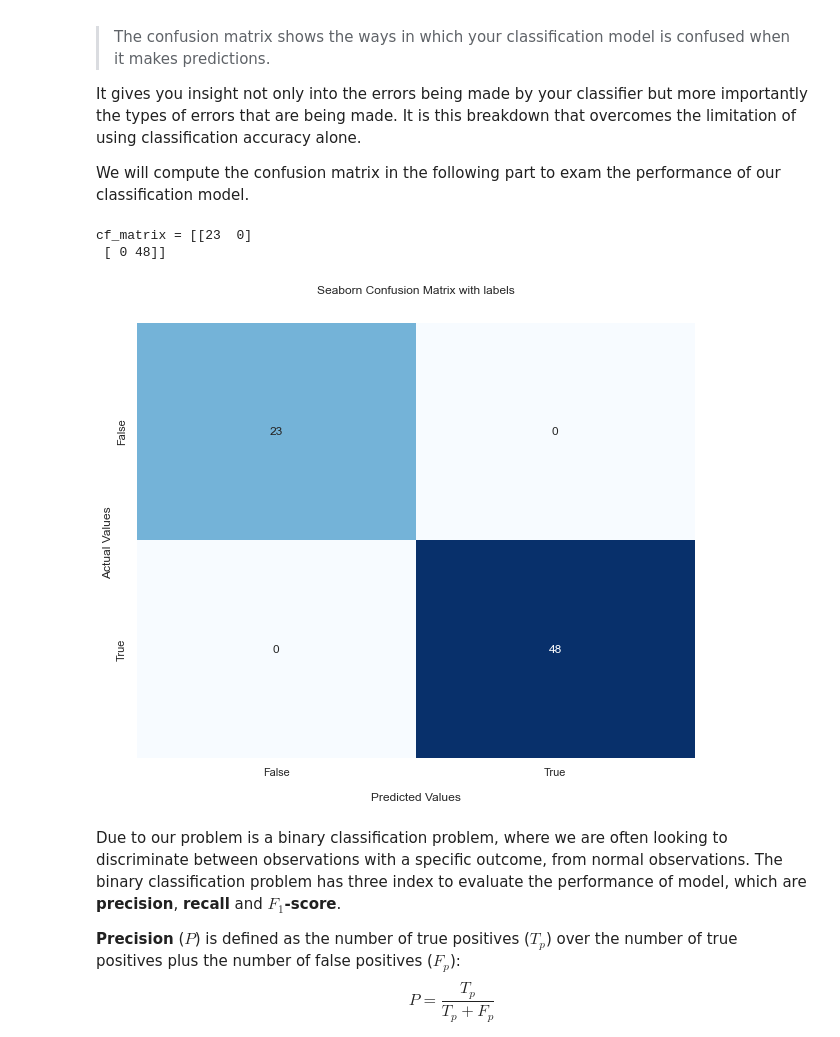
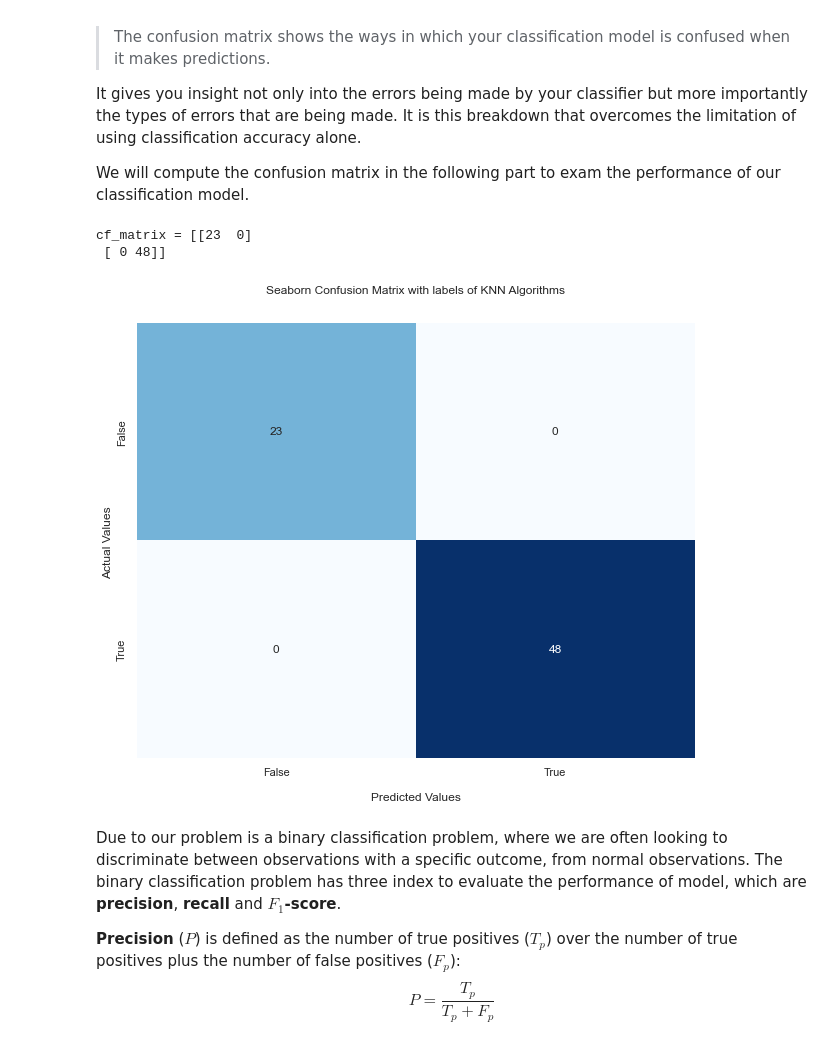
Before and after one commit to Brent-Liu/INDE577, a Jupyter notebook: Supervised Learning/KNN/KNN.ipynb, the cells around one changed output. Cells and saved outputs as stored; diff of their text form; code cells hidden in the pictures.

```diff
--- a/Supervised Learning/KNN/KNN.ipynb
+++ b/Supervised Learning/KNN/KNN.ipynb
@@ -315,35 +315,35 @@ from sklearn.metrics import confusion_matrix
 
 # Define the model
 clf = KNeighborsClassifier(n_neighbors = 13)
 
 # Fit the model
 clf.fit(X_train,y_train)
 
 # Make predictions on testing data
 y_pred = clf.predict(X_test)
 
 # Calculate the confusion matrix
 cf_matrix = confusion_matrix(y_test, y_pred)
 
 # Print the confusion matrix
 print(f"cf_matrix = {cf_matrix} \n")
 
 # View the confusion matrix using the seaborn package
 plt.figure(figsize = (10, 8))
 ax = sns.heatmap(cf_matrix, annot=True, cmap='Blues', cbar=False)
 
-ax.set_title('Seaborn Confusion Matrix with labels\n\n');
+ax.set_title('Seaborn Confusion Matrix with labels of KNN Algorithms\n\n');
 ax.set_xlabel('\nPredicted Values')
 ax.set_ylabel('Actual Values ');
 
 ## Ticket labels - List must be in alphabetical order
 ax.xaxis.set_ticklabels(['False','True'])
 ax.yaxis.set_ticklabels(['False','True'])
 plt.show()
 # %% [output]
 cf_matrix = [[23  0]
  [ 0 48]]
-[figure, old version]
+[figure, new version]
 # %% [markdown]
 
 Due to our problem is a binary classification problem, where we are often looking to discriminate between observations with a specific outcome, from normal observations. The binary classification problem has three index to evaluate the performance of model, which are **precision**, **recall** and **$F_1$-score**.
```
Also changed, not shown: parts of 6 cells of this notebook.
